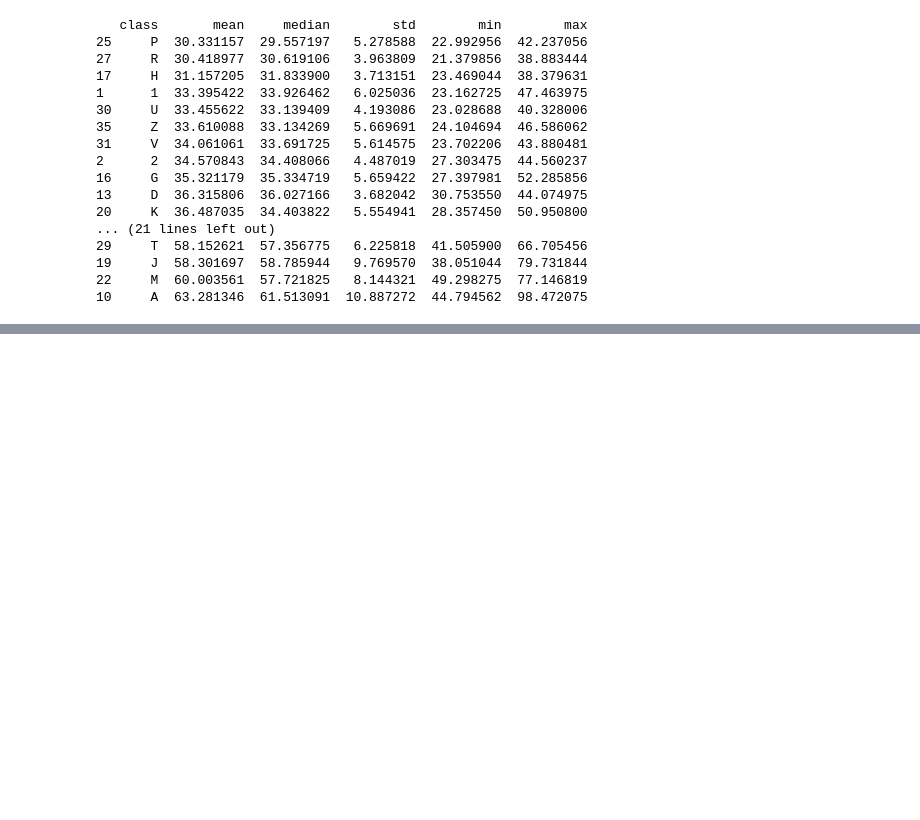
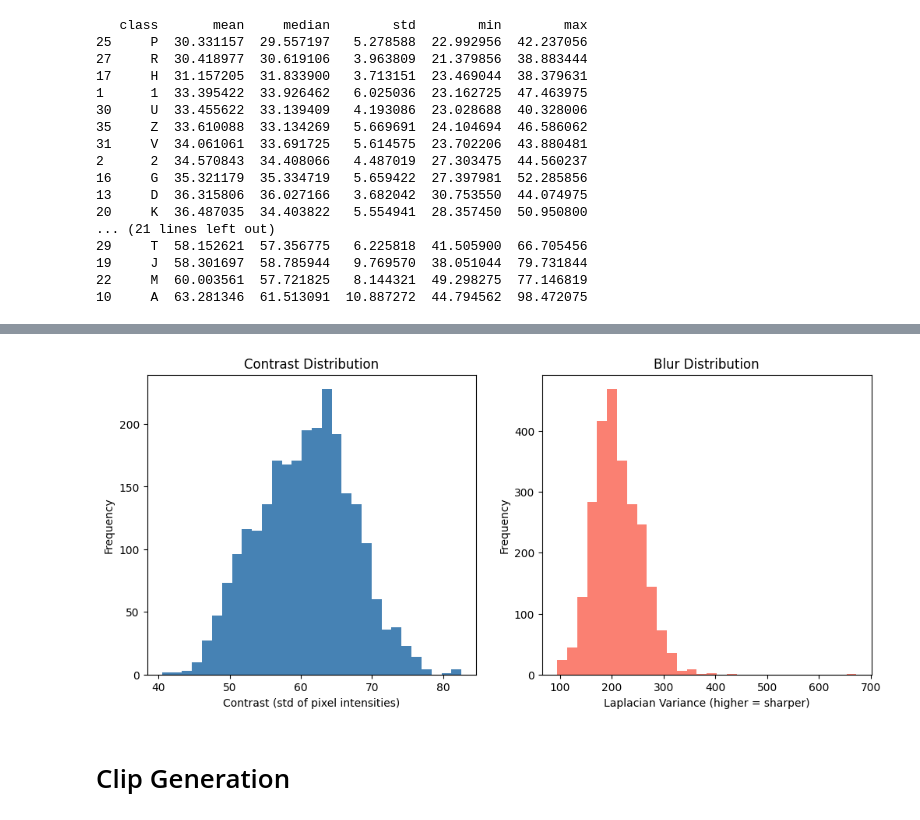
Before and after one commit to anmolzz-10/ASL_project, a Jupyter notebook: notebooks/ASL_project.ipynb, the cells around one changed output, grey strips where cells are left out. Saved outputs shown, nothing was run; the diff lists cells and outputs as text; code cells hidden in the pictures; blank space fills up the shorter version.

```diff
--- a/notebooks/ASL_project.ipynb
+++ b/notebooks/ASL_project.ipynb
@@ -667,0 +679,63 @@ print(class_brightness_stats)
+# %%
+import cv2
+import numpy as np
+import matplotlib.pyplot as plt
+from tqdm import tqdm
+
+contrast_vals = []
+blur_vals = []
+labels = []
+
+for _, row in tqdm(df.iterrows(), total=len(df), desc="Analyzing contrast & blur"):
+    img = cv2.imread(row["file_path"])
+    if img is None:
+        continue  # skip broken files
+
+    gray = cv2.cvtColor(img, cv2.COLOR_BGR2GRAY)
+
+    # ---- Contrast check: std deviation of pixel intensities ----
+    contrast = gray.std()
+    contrast_vals.append(contrast)
+
+    # ---- Blur check: variance of Laplacian (lower = blurrier) ----
+    blur = cv2.Laplacian(gray, cv2.CV_64F).var()
+    blur_vals.append(blur)
+
+    # Store class label
+    labels.append(row["class"])
+
+# ---- Contrast stats ----
+print("Contrast Stats")
+print(f"Mean:   {np.mean(contrast_vals):.2f}")
+print(f"Median: {np.median(contrast_vals):.2f}")
+print(f"Std:    {np.std(contrast_vals):.2f}")
+print(f"Range:  {np.min(contrast_vals):.2f} – {np.max(contrast_vals):.2f}")
+
+# ---- Blur stats ----
+print("\nBlur Stats (Variance of Laplacian)")
+print(f"Mean:   {np.mean(blur_vals):.2f}")
+print(f"Median: {np.median(blur_vals):.2f}")
+print(f"Std:    {np.std(blur_vals):.2f}")
+print(f"Range:  {np.min(blur_vals):.2f} – {np.max(blur_vals):.2f}")
+
+# ---- Class balance ----
+class_counts = df["class"].value_counts()
+print("\nClass Balance:")
+print(class_counts)
+
+# ---- Optional: quick histograms ----
+plt.figure(figsize=(12,5))
+plt.subplot(1,2,1)
+plt.hist(contrast_vals, bins=30, color='steelblue')
+plt.title("Contrast Distribution")
+plt.xlabel("Contrast (std of pixel intensities)")
+plt.ylabel("Frequency")
+
+plt.subplot(1,2,2)
+plt.hist(blur_vals, bins=30, color='salmon')
+plt.title("Blur Distribution")
+plt.xlabel("Laplacian Variance (higher = sharper)")
+plt.ylabel("Frequency")
+
+plt.show()
+# %% [output]
@@ -667,0 +759,3 @@ print(class_brightness_stats)
+[figure, added]
+# %% [markdown]
+# Clip Generation
```
Also changed, not shown: parts of 12 cells of this notebook.
